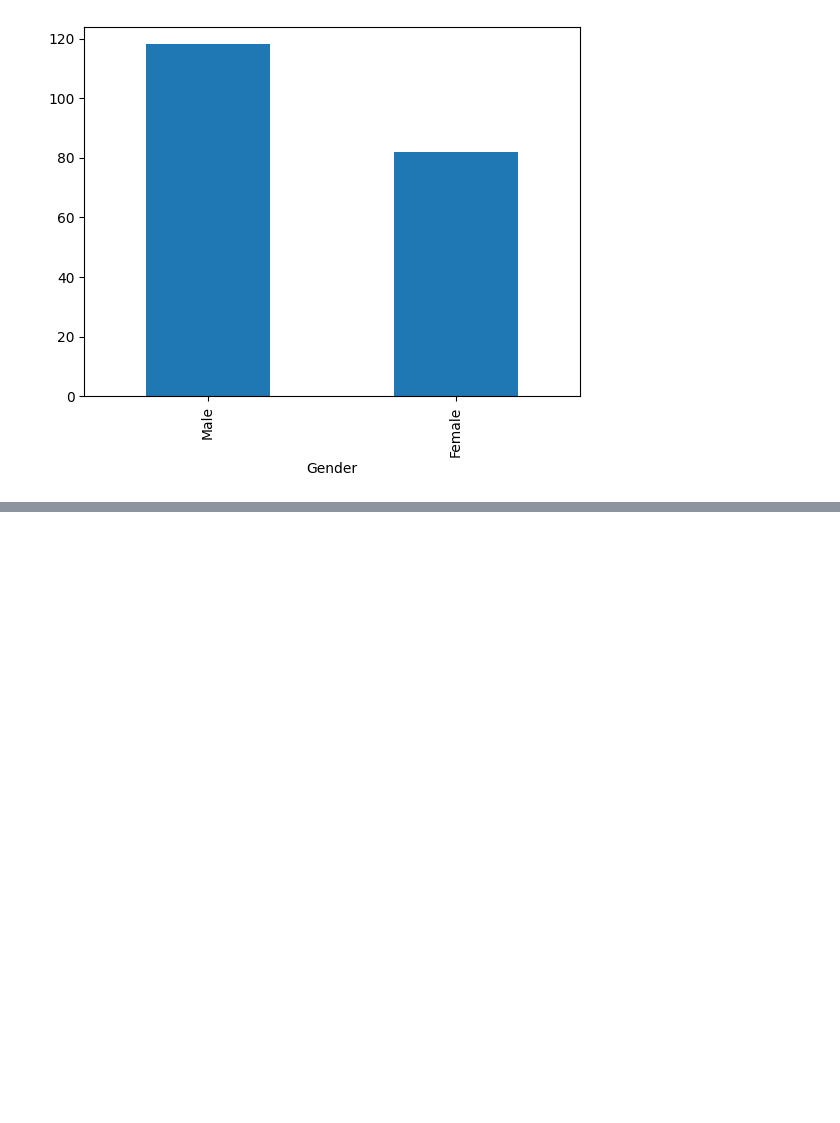
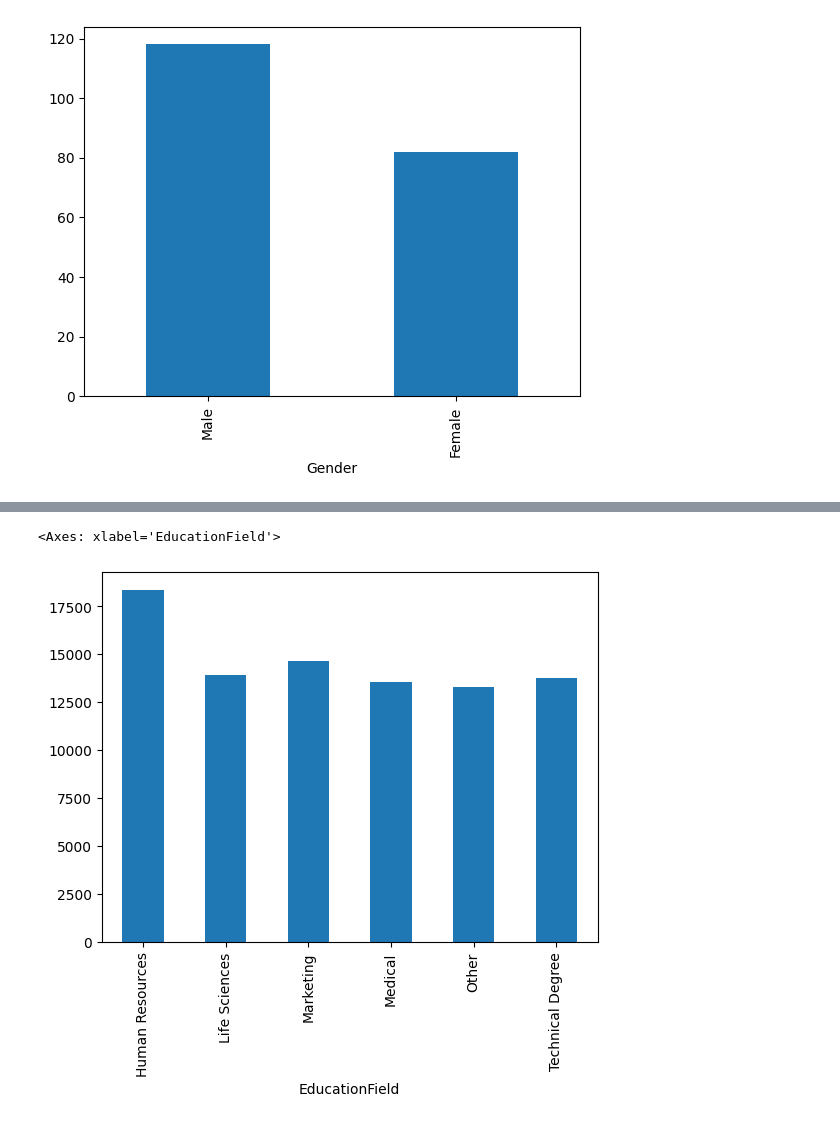
Before and after one commit to ParasGupta-BCA/SkillCircle_Python, a Jupyter notebook: Basic-Python/Class-4.5.ipynb, the cells around one changed output, grey strips where cells are left out. Drawn from its saved outputs; the diff is of its cells as text; code cells hidden in the pictures; blank space fills up the shorter version.

```diff
--- a/Basic-Python/Class-4.5.ipynb
+++ b/Basic-Python/Class-4.5.ipynb
@@ -19,0 +44,5 @@ data[""]
+# %%
+data.groupby("EducationField")["MonthlyRate"].mean().plot(kind="bar")
+# %% [output]
+<Axes: xlabel='EducationField'>
+[figure, added]
```
Also changed, not shown: parts of 2 cells of this notebook, 1 other file.
